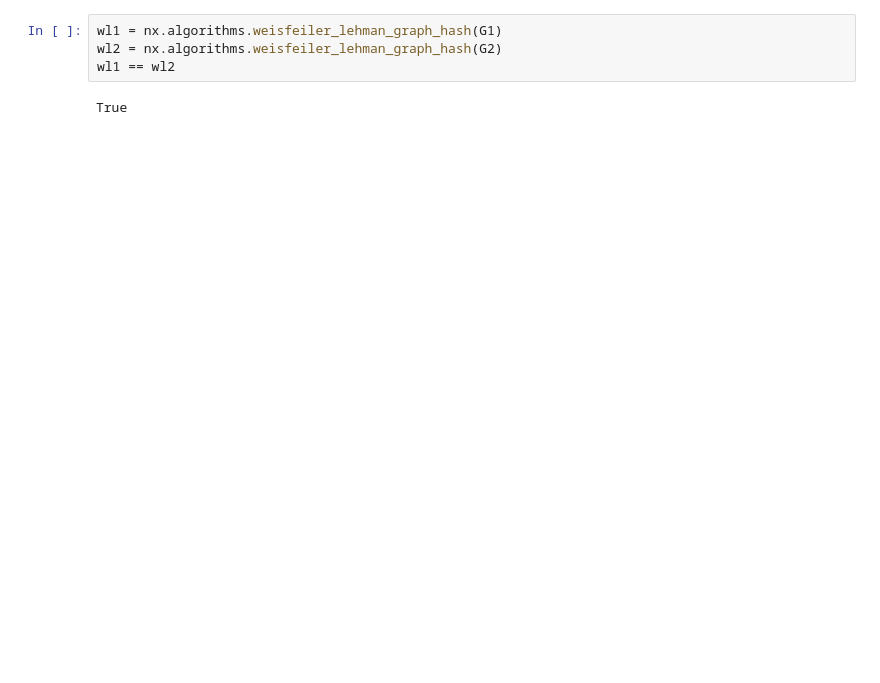
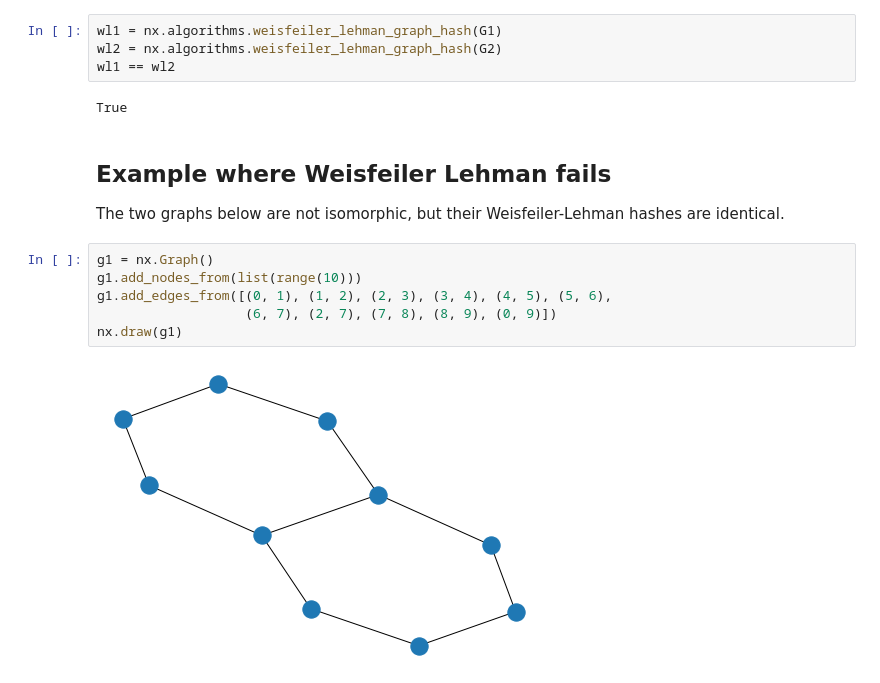
Before and after one commit to gdario/gnn_material, a Jupyter notebook: notebooks/NetworkBasics.ipynb, the cells around one changed output. Drawn from its saved outputs; the diff is of its cells as text; blank space fills up the shorter version.

Commit message:
Add example of WL test failing

```diff
--- a/notebooks/NetworkBasics.ipynb
+++ b/notebooks/NetworkBasics.ipynb
@@ -115,3 +115,15 @@ wl2 = nx.algorithms.weisfeiler_lehman_graph_hash(G2)
 wl1 == wl2
 # %% [output]
 True
+# %% [markdown]
+## Example where Weisfeiler Lehman fails
+
+The two graphs below are not isomorphic, but their Weisfeiler-Lehman hashes are identical.
+# %%
+g1 = nx.Graph()
+g1.add_nodes_from(list(range(10)))
+g1.add_edges_from([(0, 1), (1, 2), (2, 3), (3, 4), (4, 5), (5, 6),
+                   (6, 7), (2, 7), (7, 8), (8, 9), (0, 9)])
+nx.draw(g1)
+# %% [output]
+[figure, added]
```
Also changed, not shown: parts of 6 cells of this notebook.
